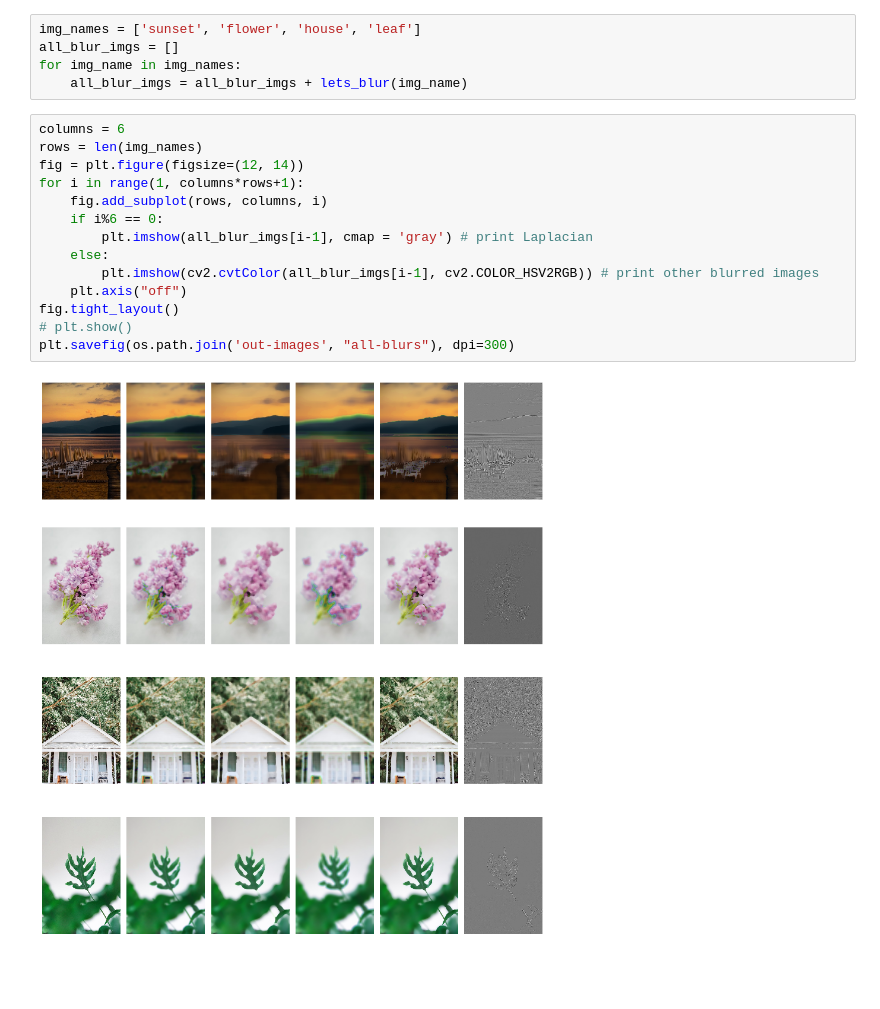
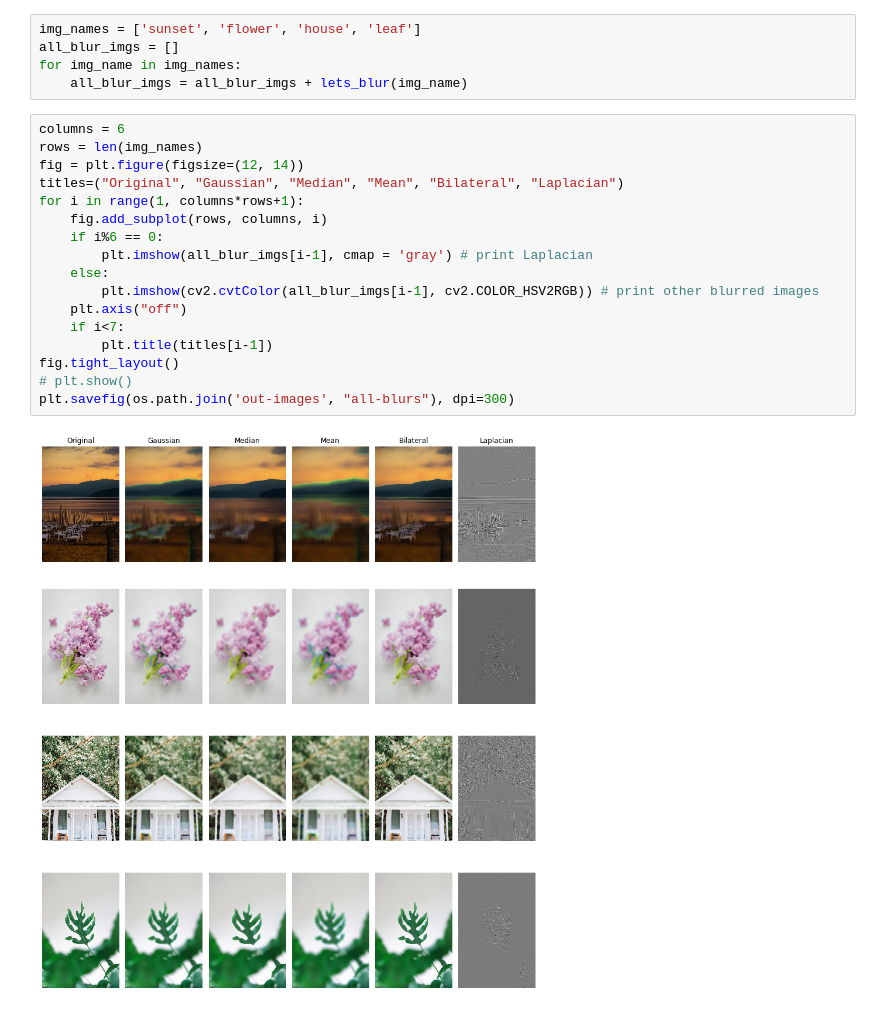
Before and after one commit to ldnam/Transformation-Filter-Unsharpmasking_project, a Jupyter notebook: filter-all.ipynb, the cells around one changed output. Cells and saved outputs as stored; diff of their text form; blank space fills up the shorter version.

```diff
--- a/filter-all.ipynb
+++ b/filter-all.ipynb
@@ -63,16 +63,19 @@ for img_name in img_names:
 # %%
 columns = 6
 rows = len(img_names)
 fig = plt.figure(figsize=(12, 14))
+titles=("Original", "Gaussian", "Median", "Mean", "Bilateral", "Laplacian")
 for i in range(1, columns*rows+1):
     fig.add_subplot(rows, columns, i)
     if i%6 == 0:
         plt.imshow(all_blur_imgs[i-1], cmap = 'gray') # print Laplacian
     else:
         plt.imshow(cv2.cvtColor(all_blur_imgs[i-1], cv2.COLOR_HSV2RGB)) # print other blurred images
     plt.axis("off")
+    if i<7:
+        plt.title(titles[i-1])
 fig.tight_layout()
 # plt.show()
 plt.savefig(os.path.join('out-images', "all-blurs"), dpi=300)
 # %% [output]
-[figure, old version]
+[figure, new version]
```
